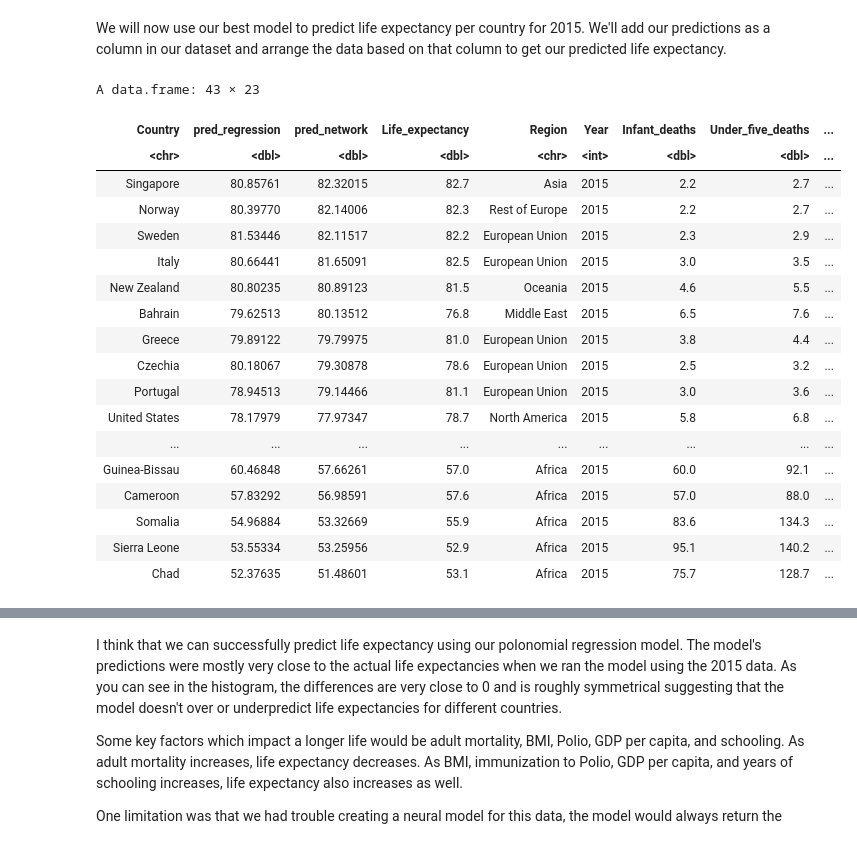
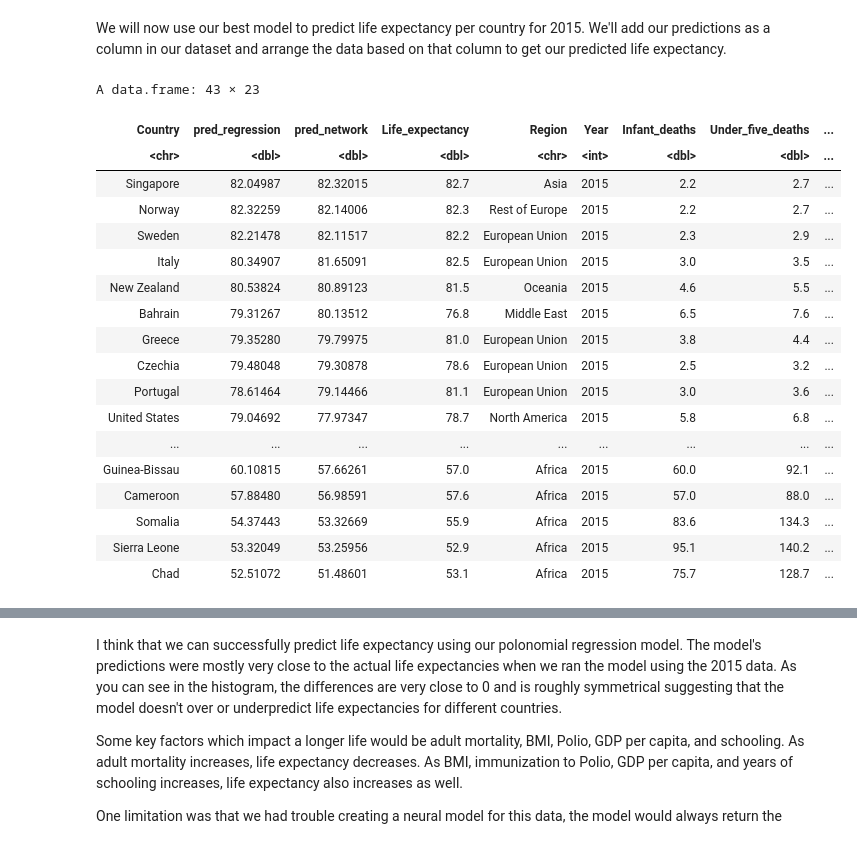
Before and after one commit to IanKang678/life-expectancy-prediction, a Jupyter notebook: notebooks/analysis.ipynb, the cells around one changed output, grey strips where cells are left out. Drawn from its saved outputs; the diff is of its cells as text; code cells hidden in the pictures.

```diff
--- a/notebooks/analysis.ipynb
+++ b/notebooks/analysis.ipynb
@@ -172,0 +137,12 @@ mean_model
+# %%
+set.seed(123)
+
+N = nrow(life_exp_data)
+train_size = round(0.8 * N)
+train_rows <- sample.int(n = N, size = train_size, replace = F)
+
+train <- life_exp_data[train_rows, ]
+test  <- life_exp_data[-train_rows, ]
+
+dim(train)
+dim(test)
@@ -251,9 +232,9 @@ A matrix: 16 × 16 of type chr
 # %%
-regression_model=lm(Life_expectancy~Adult_mortality+BMI+Polio+poly(GDP_per_capita,3)+Schooling,data=train)
+regression_log_model = lm(Life_expectancy ~ Adult_mortality + BMI + Polio + log(GDP_per_capita) + Schooling, data = train)
 
-regression_errors=test$Life_expectancy-predict(regression_model,newdata=test)
-regression_rmse = sqrt(mean(regression_errors^2))
-regression_rmse
+regression_log_errors = test$Life_expectancy - predict(regression_log_model, newdata = test)
+regression_log_rmse = sqrt(mean(regression_log_errors^2))
+regression_log_rmse
 
-#Couldn't figure out how to plot this graph
+summary(regression_log_model)
 # %% [output]
@@ -406,12 +397,13 @@ plot(neural_model_1, rep = 'best')
 [figure]
 # %%
 neural_model_2 = neuralnet(
-Life_expectancy ~ Adult_mortality + BMI + Polio + GDP_per_capita + Schooling,
-data = train_net_select,
-lifesign = 'full',
-threshold = 0.01,
-rep = 5,
-hidden = c(32,16,8,4,2))
+    Life_expectancy ~ Adult_mortality + BMI + Polio + GDP_per_capita + Schooling,
+    data = train_net_select,
+    lifesign = 'full',
+    threshold = 0.01,
+    rep = 5,
+    hidden = c(32,16,8,4,2)
+)
 # %% [output]
 hidden: 32, 16, 8, 4, 2    thresh: 0.01    rep: 1/5    steps:
    1000 min thresh: 0.0107717134171538
@@ -487,39 +477,37 @@ A data.frame: 43 × 21
 # %% [markdown]
 We will now use our best model to predict life expectancy per country for 2015. We'll add our predictions as a column in our dataset and arrange the data based on that column to get our predicted life expectancy.
 # %%
-# Regression: used for interpreting which factors matter
-regression_2015 <- predict(regression_model, newdata = life_exp_2015)
+regression_2015 <- predict(regression_log_model, newdata = life_exp_2015)
 
-# Neural network: best model by RMSE
 network_2015 <- as.vector(predict(neural_model_2, newdata = net_2015, rep = 3)) * y_max
 
 life_exp_2015$pred_regression <- regression_2015
 life_exp_2015$pred_network <- network_2015
 
 life_exp_2015 <- life_exp_2015 %>%
   select(Country, pred_regression, pred_network, Life_expectancy, everything())
 
 arrange(life_exp_2015, desc(pred_network))
 # %% [output]
 A data.frame: 43 × 23
 | Country | pred_regression | pred_network | Life_expectancy | Region | Year | Infant_deaths | Under_five_deaths | ... |
 | <chr> | <dbl> | <dbl> | <dbl> | <chr> | <int> | <dbl> | <dbl> | ... |
-| Singapore | 80.85761 | 82.32015 | 82.7 | Asia | 2015 | 2.2 | 2.7 | ... |
-| Norway | 80.39770 | 82.14006 | 82.3 | Rest of Europe | 2015 | 2.2 | 2.7 | ... |
-| Sweden | 81.53446 | 82.11517 | 82.2 | European Union | 2015 | 2.3 | 2.9 | ... |
-| Italy | 80.66441 | 81.65091 | 82.5 | European Union | 2015 | 3.0 | 3.5 | ... |
-| New Zealand | 80.80235 | 80.89123 | 81.5 | Oceania | 2015 | 4.6 | 5.5 | ... |
-| Bahrain | 79.62513 | 80.13512 | 76.8 | Middle East | 2015 | 6.5 | 7.6 | ... |
-| Greece | 79.89122 | 79.79975 | 81.0 | European Union | 2015 | 3.8 | 4.4 | ... |
-| Czechia | 80.18067 | 79.30878 | 78.6 | European Union | 2015 | 2.5 | 3.2 | ... |
-| Portugal | 78.94513 | 79.14466 | 81.1 | European Union | 2015 | 3.0 | 3.6 | ... |
-| United States | 78.17979 | 77.97347 | 78.7 | North America | 2015 | 5.8 | 6.8 | ... |
+| Singapore | 82.04987 | 82.32015 | 82.7 | Asia | 2015 | 2.2 | 2.7 | ... |
+| Norway | 82.32259 | 82.14006 | 82.3 | Rest of Europe | 2015 | 2.2 | 2.7 | ... |
+| Sweden | 82.21478 | 82.11517 | 82.2 | European Union | 2015 | 2.3 | 2.9 | ... |
+| Italy | 80.34907 | 81.65091 | 82.5 | European Union | 2015 | 3.0 | 3.5 | ... |
+| New Zealand | 80.53824 | 80.89123 | 81.5 | Oceania | 2015 | 4.6 | 5.5 | ... |
+| Bahrain | 79.31267 | 80.13512 | 76.8 | Middle East | 2015 | 6.5 | 7.6 | ... |
+| Greece | 79.35280 | 79.79975 | 81.0 | European Union | 2015 | 3.8 | 4.4 | ... |
+| Czechia | 79.48048 | 79.30878 | 78.6 | European Union | 2015 | 2.5 | 3.2 | ... |
+| Portugal | 78.61464 | 79.14466 | 81.1 | European Union | 2015 | 3.0 | 3.6 | ... |
+| United States | 79.04692 | 77.97347 | 78.7 | North America | 2015 | 5.8 | 6.8 | ... |
 | ... | ... | ... | ... | ... | ... | ... | ... | ... |
-| Guinea-Bissau | 60.46848 | 57.66261 | 57.0 | Africa | 2015 | 60.0 | 92.1 | ... |
-| Cameroon | 57.83292 | 56.98591 | 57.6 | Africa | 2015 | 57.0 | 88.0 | ... |
-| Somalia | 54.96884 | 53.32669 | 55.9 | Africa | 2015 | 83.6 | 134.3 | ... |
-| Sierra Leone | 53.55334 | 53.25956 | 52.9 | Africa | 2015 | 95.1 | 140.2 | ... |
-| Chad | 52.37635 | 51.48601 | 53.1 | Africa | 2015 | 75.7 | 128.7 | ... |
+| Guinea-Bissau | 60.10815 | 57.66261 | 57.0 | Africa | 2015 | 60.0 | 92.1 | ... |
+| Cameroon | 57.88480 | 56.98591 | 57.6 | Africa | 2015 | 57.0 | 88.0 | ... |
+| Somalia | 54.37443 | 53.32669 | 55.9 | Africa | 2015 | 83.6 | 134.3 | ... |
+| Sierra Leone | 53.32049 | 53.25956 | 52.9 | Africa | 2015 | 95.1 | 140.2 | ... |
+| Chad | 52.51072 | 51.48601 | 53.1 | Africa | 2015 | 75.7 | 128.7 | ... |
 # %%
 life_exp_2015$diff_regression <- life_exp_2015$Life_expectancy - life_exp_2015$pred_regression
 life_exp_2015$diff_network    <- life_exp_2015$Life_expectancy - life_exp_2015$pred_network
```
Also changed, not shown: parts of 23 cells of this notebook.
